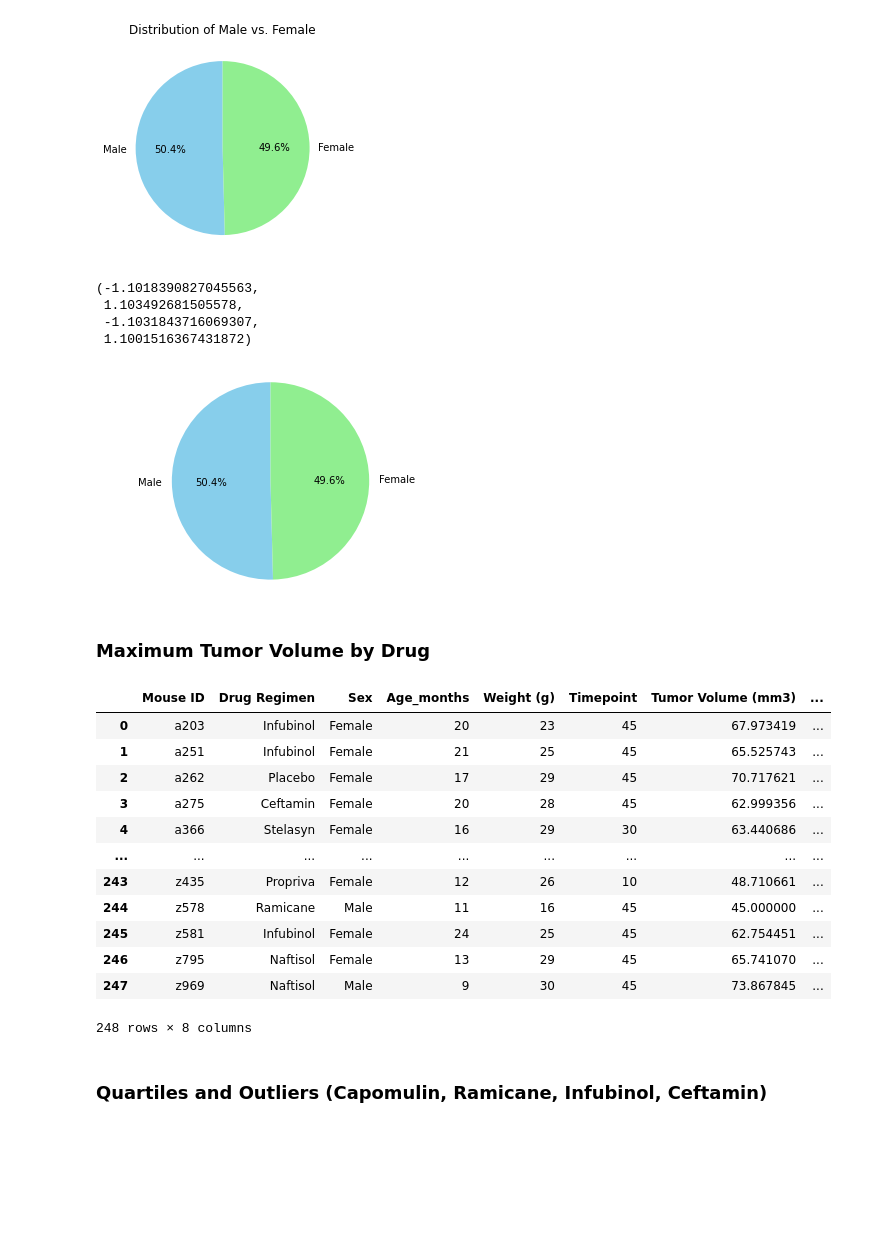
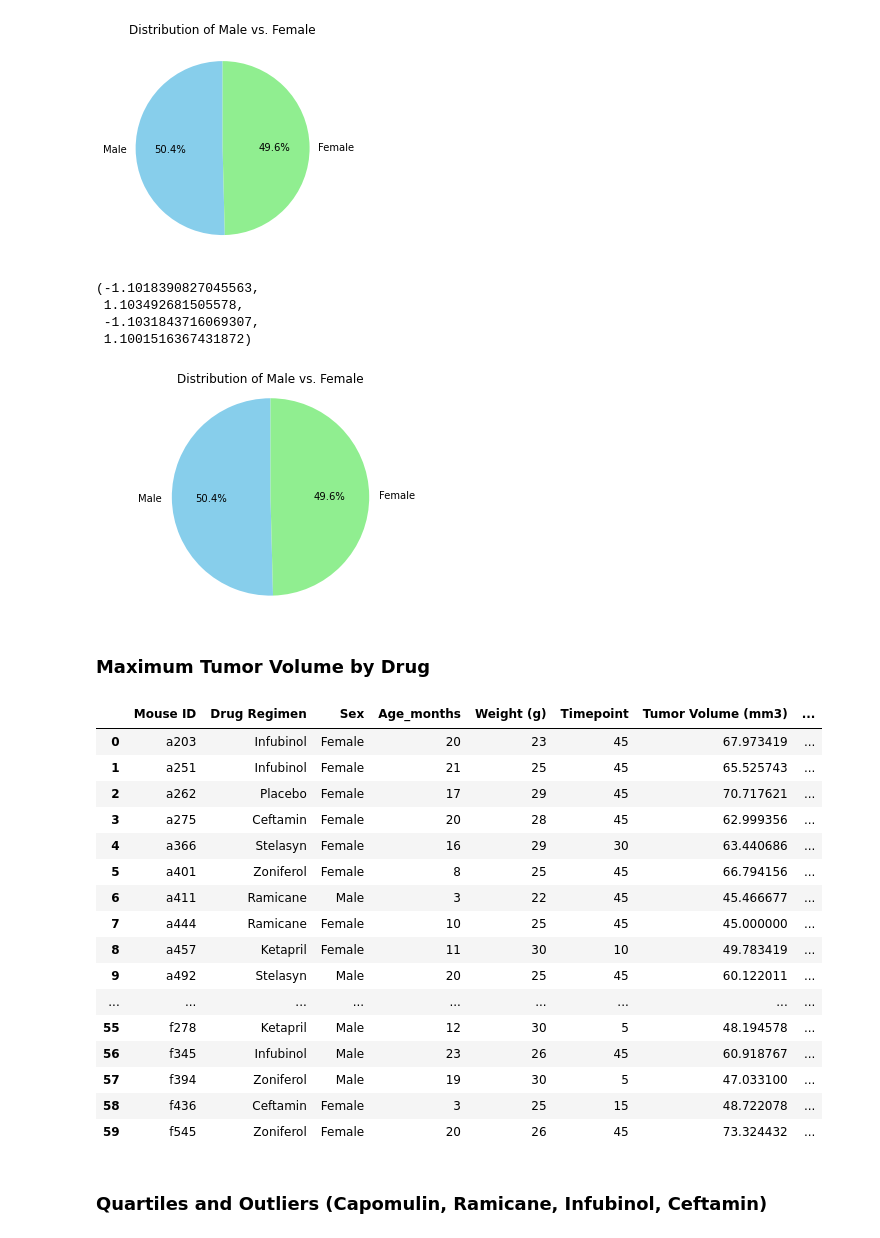
Before and after one commit to HilaryKoerner/PyMaceutical_Matplotlib_Analysis, a Jupyter notebook: Pymaceuticals-Copy7.ipynb, the cells around one changed output. Cells and saved outputs as stored; diff of their text form; code cells hidden in the pictures; blank space fills up the shorter version.

```diff
--- a/Pymaceuticals-Copy7.ipynb
+++ b/Pymaceuticals-Copy7.ipynb
@@ -201,24 +201,24 @@ sex_pie
 # %%
 # Pyplot Pie Chart: Female vs. Male
 sex = ["Male", "Female"]
 count = sex_count
 colors = ["skyblue", "lightgreen"]
 
 plt.pie(count, labels=sex, colors = colors, autopct="%1.1f%%", startangle=90)
-# plt.title("Distribution of Male vs. Female")
+plt.title("Distribution of Male vs. Female")
 plt.axis("equal")
 # %% [output]
 (-1.1018390827045563,
  1.103492681505578,
  -1.1031843716069307,
  1.1001516367431872)
-[figure, old version]
+[figure, new version]
 # %% [markdown]
 ### Maximum Tumor Volume by Drug
 # %%
 # Start by getting the last (greatest) timepoint for each mouse
 max_tumor_vol = pd.DataFrame(mouse_df.groupby(["Mouse ID"]).max().reset_index())
-max_tumor_vol
+max_tumor_vol.head(60)
 # %% [output]
 |  | Mouse ID | Drug Regimen | Sex | Age_months | Weight (g) | Timepoint | Tumor Volume (mm3) | ... |
 | 0 | a203 | Infubinol | Female | 20 | 23 | 45 | 67.973419 | ... |
@@ -226,13 +226,17 @@ max_tumor_vol
 | 2 | a262 | Placebo | Female | 17 | 29 | 45 | 70.717621 | ... |
 | 3 | a275 | Ceftamin | Female | 20 | 28 | 45 | 62.999356 | ... |
 | 4 | a366 | Stelasyn | Female | 16 | 29 | 30 | 63.440686 | ... |
+| 5 | a401 | Zoniferol | Female | 8 | 25 | 45 | 66.794156 | ... |
+| 6 | a411 | Ramicane | Male | 3 | 22 | 45 | 45.466677 | ... |
+| 7 | a444 | Ramicane | Female | 10 | 25 | 45 | 45.000000 | ... |
+| 8 | a457 | Ketapril | Female | 11 | 30 | 10 | 49.783419 | ... |
+| 9 | a492 | Stelasyn | Male | 20 | 25 | 45 | 60.122011 | ... |
 | ... | ... | ... | ... | ... | ... | ... | ... | ... |
-| 243 | z435 | Propriva | Female | 12 | 26 | 10 | 48.710661 | ... |
-| 244 | z578 | Ramicane | Male | 11 | 16 | 45 | 45.000000 | ... |
-| 245 | z581 | Infubinol | Female | 24 | 25 | 45 | 62.754451 | ... |
-| 246 | z795 | Naftisol | Female | 13 | 29 | 45 | 65.741070 | ... |
-| 247 | z969 | Naftisol | Male | 9 | 30 | 45 | 73.867845 | ... |
+| 55 | f278 | Ketapril | Male | 12 | 30 | 5 | 48.194578 | ... |
+| 56 | f345 | Infubinol | Male | 23 | 26 | 45 | 60.918767 | ... |
+| 57 | f394 | Zoniferol | Male | 19 | 30 | 5 | 47.033100 | ... |
+| 58 | f436 | Ceftamin | Female | 3 | 25 | 15 | 48.722078 | ... |
+| 59 | f545 | Zoniferol | Female | 20 | 26 | 45 | 73.324432 | ... |
-248 rows × 8 columns
 # %% [markdown]
 ### Quartiles and Outliers (Capomulin, Ramicane, Infubinol, Ceftamin)
 # %%
```
Also changed, not shown: parts of 7 cells of this notebook.
